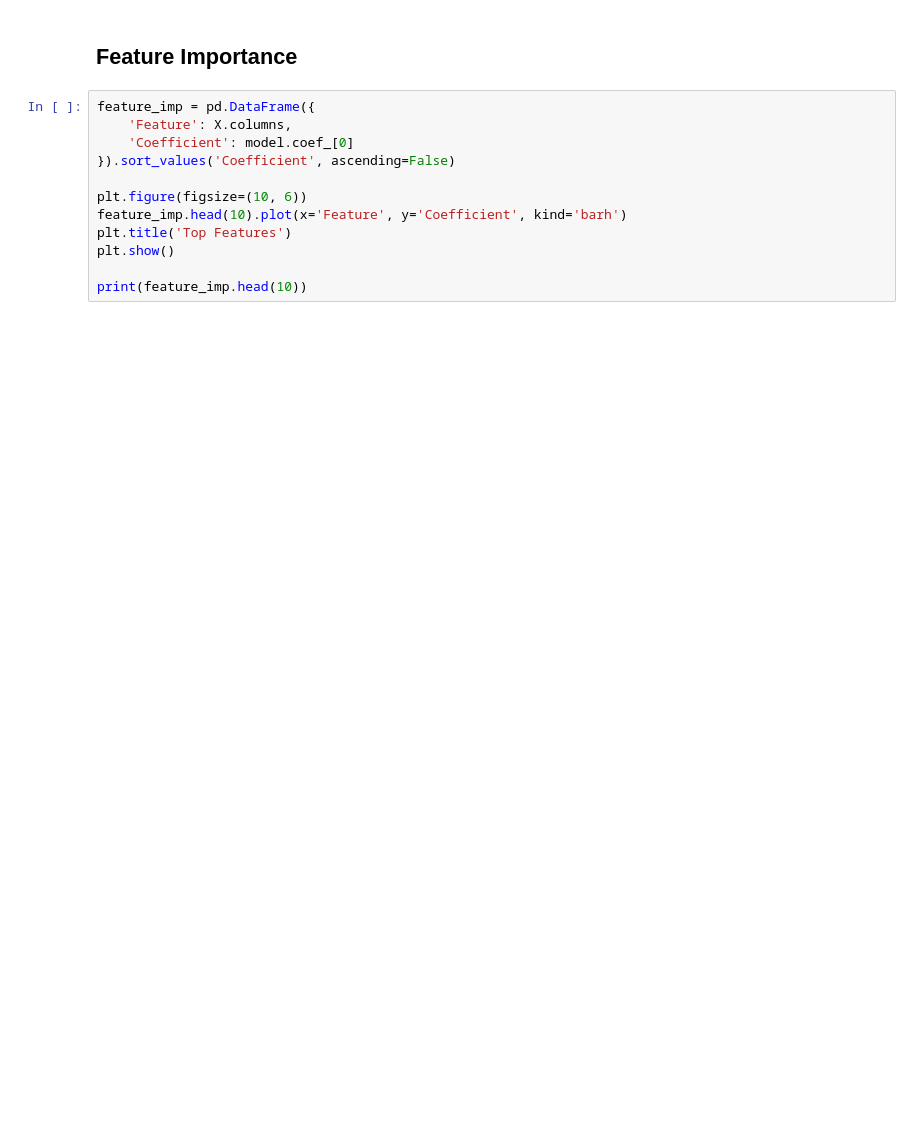
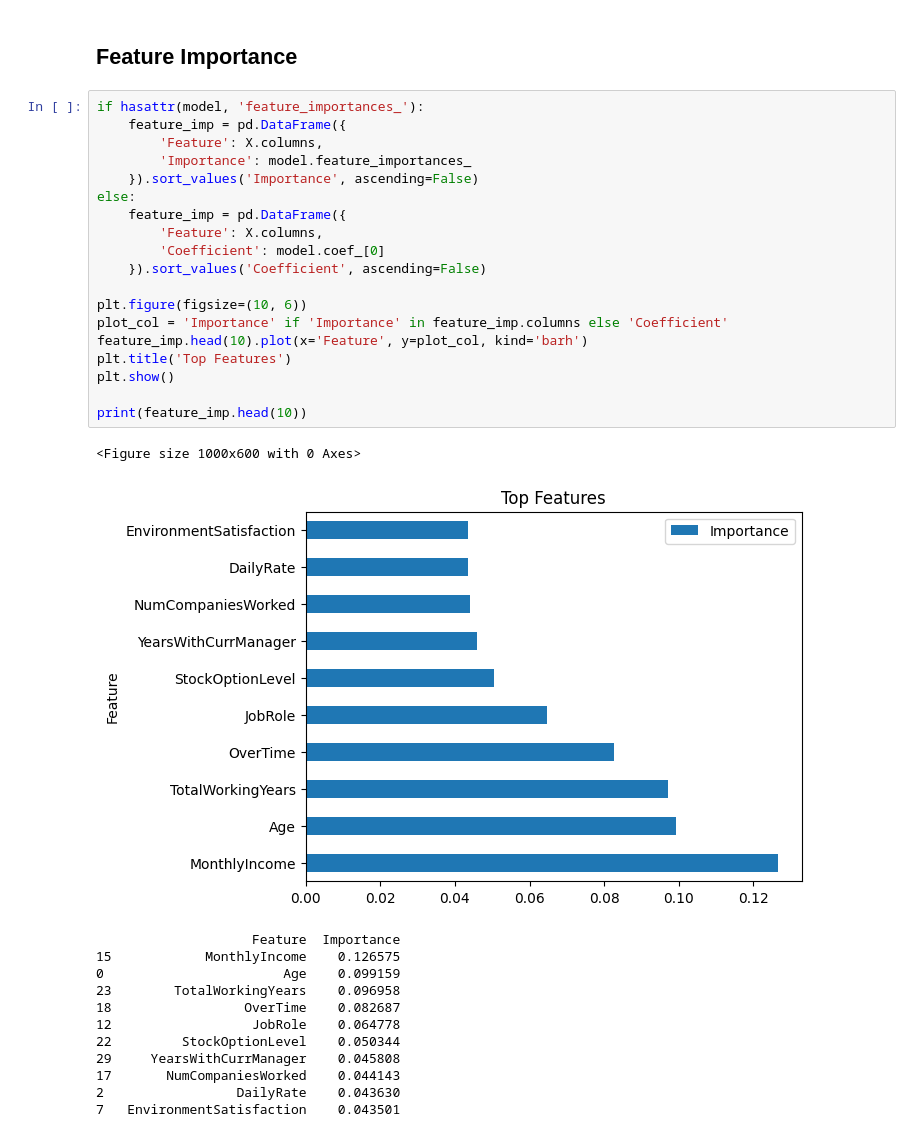
Before and after one commit to bkdubey/IIT_madras_AI_ML__practise_and_assignment, a Jupyter notebook: capstone_graded_project/week7_mini_project/submission/week_7_graded_mini_project_brajkishore/week7_employee_attrition_analysis.ipynb, the cells around one changed output. Drawn from its saved outputs; the diff is of its cells as text; blank space fills up the shorter version.

```diff
--- a/capstone_graded_project/week7_mini_project/submission/week_7_graded_mini_project_brajkishore/week7_employee_attrition_analysis.ipynb
+++ b/capstone_graded_project/week7_mini_project/submission/week_7_graded_mini_project_brajkishore/week7_employee_attrition_analysis.ipynb
@@ -130,14 +220,35 @@ plt.show()
 # %% [markdown]
 ## Feature Importance
 # %%
-feature_imp = pd.DataFrame({
-    'Feature': X.columns,
-    'Coefficient': model.coef_[0]
-}).sort_values('Coefficient', ascending=False)
+if hasattr(model, 'feature_importances_'):
+    feature_imp = pd.DataFrame({
+        'Feature': X.columns,
+        'Importance': model.feature_importances_
+    }).sort_values('Importance', ascending=False)
+else:
+    feature_imp = pd.DataFrame({
+        'Feature': X.columns,
+        'Coefficient': model.coef_[0]
+    }).sort_values('Coefficient', ascending=False)
 
 plt.figure(figsize=(10, 6))
-feature_imp.head(10).plot(x='Feature', y='Coefficient', kind='barh')
+plot_col = 'Importance' if 'Importance' in feature_imp.columns else 'Coefficient'
+feature_imp.head(10).plot(x='Feature', y=plot_col, kind='barh')
 plt.title('Top Features')
 plt.show()
 
 print(feature_imp.head(10))
+# %% [output]
+<Figure size 1000x600 with 0 Axes>
+[figure, added]
+                    Feature  Importance
+15            MonthlyIncome    0.126575
+0                       Age    0.099159
+23        TotalWorkingYears    0.096958
+18                 OverTime    0.082687
+12                  JobRole    0.064778
+22         StockOptionLevel    0.050344
+29     YearsWithCurrManager    0.045808
+17       NumCompaniesWorked    0.044143
+2                 DailyRate    0.043630
+7   EnvironmentSatisfaction    0.043501
```
Also changed, not shown: parts of 8 cells of this notebook, 9 other files.
